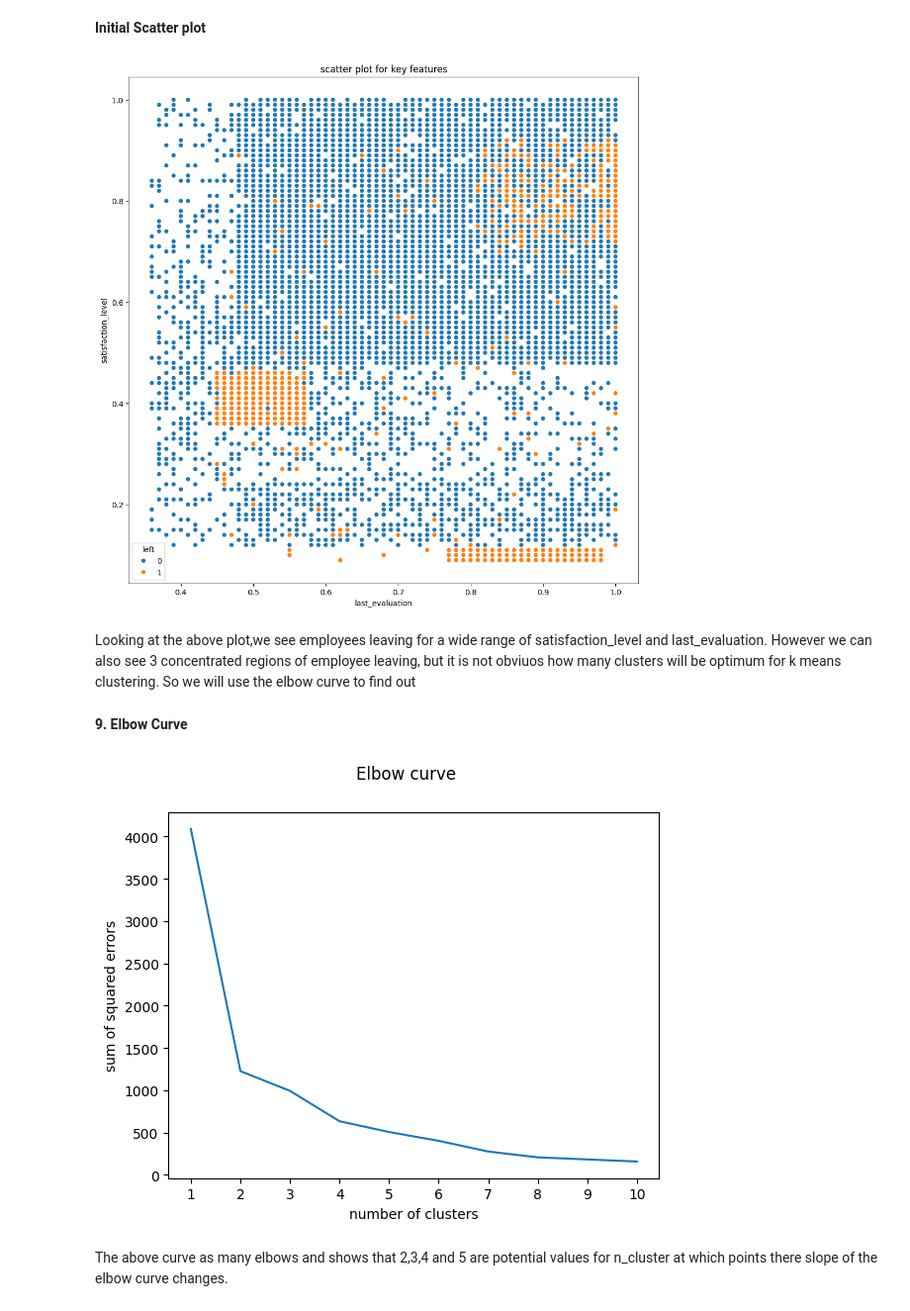
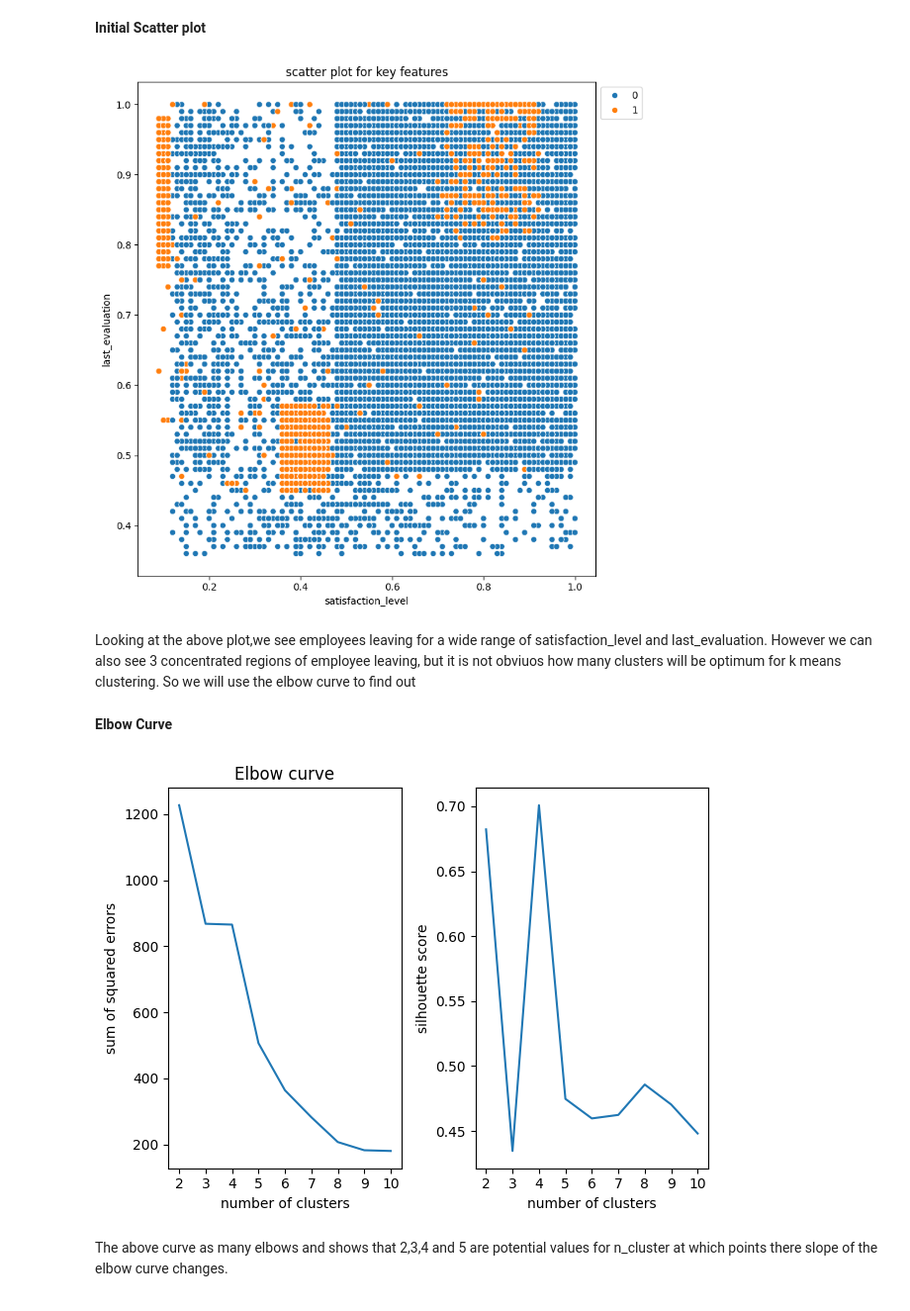
Before and after one commit to tksundar/employee_turnover, a Jupyter notebook: employee_turnover.ipynb, the cells around one changed output. Shown at 99% size. Saved outputs shown, nothing was run; the diff lists cells and outputs as text; code cells hidden in the pictures.

```diff
--- a/employee_turnover.ipynb
+++ b/employee_turnover.ipynb
@@ -154,0 +77,8 @@ array(['sales', 'accounting', 'hr', 'technical', 'support', 'management',
+# %%
+outlier_columns = ['time_spend_company','Work_accident','promotion_last_5years']
+data = hr_data.loc[:,outlier_columns]
+data.plot(kind='hist', subplots=True, layout=(1,3), sharex=False, sharey=False, figsize=(10,5), legend='top',
+                                      title='Distributions of variables with outliers')
+
+plt.tight_layout()
+plt.show()
@@ -155 +130,3 @@ array(['sales', 'accounting', 'hr', 'technical', 'support', 'management',
+# %%
+hr_data.drop(['Work_accident','promotion_last_5years'], axis = 1, inplace=True)
 # %% [markdown]
@@ -241,34 +244,45 @@ The above chart shows that employee turnover is high with too few projects or to
 # %% [markdown]
 **Initial Scatter plot**
 # %%
-plt.figure(figsize=(12,12))
-sns.scatterplot(data=hr_data,x='last_evaluation',y='satisfaction_level',hue='left')
+plt.figure(figsize=(8,8))
+sns.scatterplot(data=hr_data,x='satisfaction_level',y='last_evaluation',hue='left')
 plt.title('scatter plot for key features')
+plt.legend(loc='upper left', bbox_to_anchor=(1, 1))
+plt.tight_layout()
 plt.show()
 # %% [output]
-[figure, old version]
+[figure, new version]
 # %% [markdown]
 Looking at the above plot,we see employees leaving for a wide range of satisfaction_level and last_evaluation. However we can also see 3 concentrated regions of employee leaving, but it is not obviuos how many clusters will be optimum for k means clustering. So we will use the elbow curve to find out
 # %% [markdown]
-**9. Elbow Curve**
+**Elbow Curve**
 # %%
 from sklearn.cluster import KMeans
+from sklearn.metrics import silhouette_score
 
 df = hr_data.loc[:,['satisfaction_level','last_evaluation','left']]
 sum_squared_errors = []
-
-for k in range(1,11):
+sil_score = []
+for k in range(2,11):
   km = KMeans(n_clusters=k)
-  km.fit(df)
+  labels = km.fit_predict(df)
+  sil_score.append(silhouette_score(df,labels))
   sum_squared_errors.append(km.inertia_)
-plt.plot(range(1,11),sum_squared_errors)
-plt.xticks(range(1,11))
+plt.subplot(1,2,1)
+plt.plot(range(2,11),sum_squared_errors)
+plt.xticks(range(2,11))
 plt.xlabel('number of clusters')
 plt.ylabel('sum of squared errors')
-plt.suptitle('Elbow curve')
+plt.title('Elbow curve')
+plt.subplot(1,2,2)
+plt.plot(range(2,11),sil_score)
+plt.xticks(range(2,11))
+plt.xlabel('number of clusters')
+plt.ylabel('silhouette score')
+plt.tight_layout()
 plt.show()
 # %% [output]
-[figure, old version]
+[figure, new version]
 # %% [markdown]
 The above curve as many  elbows and shows that 2,3,4 and 5 are potential values for n_cluster at which points there slope of the elbow curve changes.
 # %% [markdown]
```
Also changed, not shown: parts of 54 cells of this notebook.
